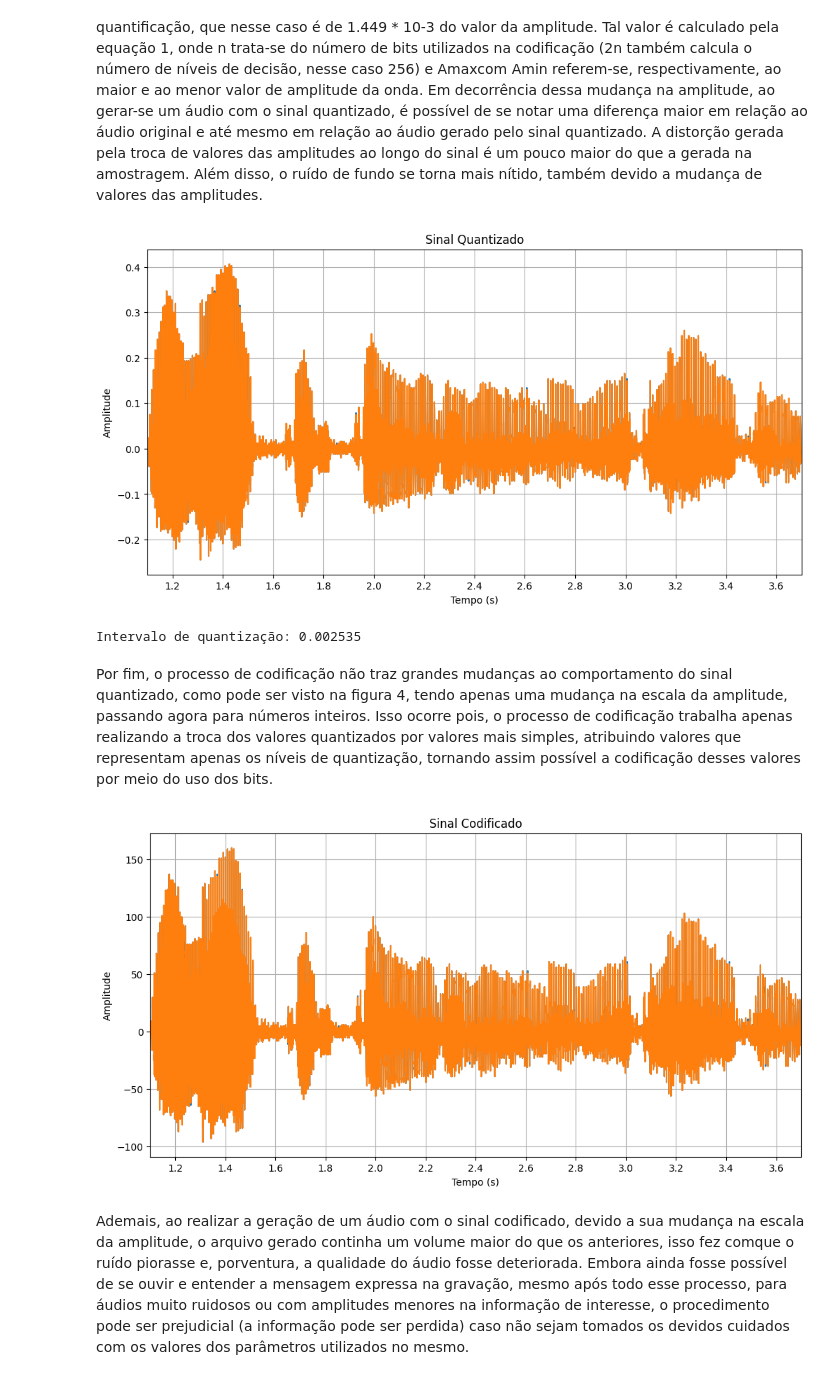
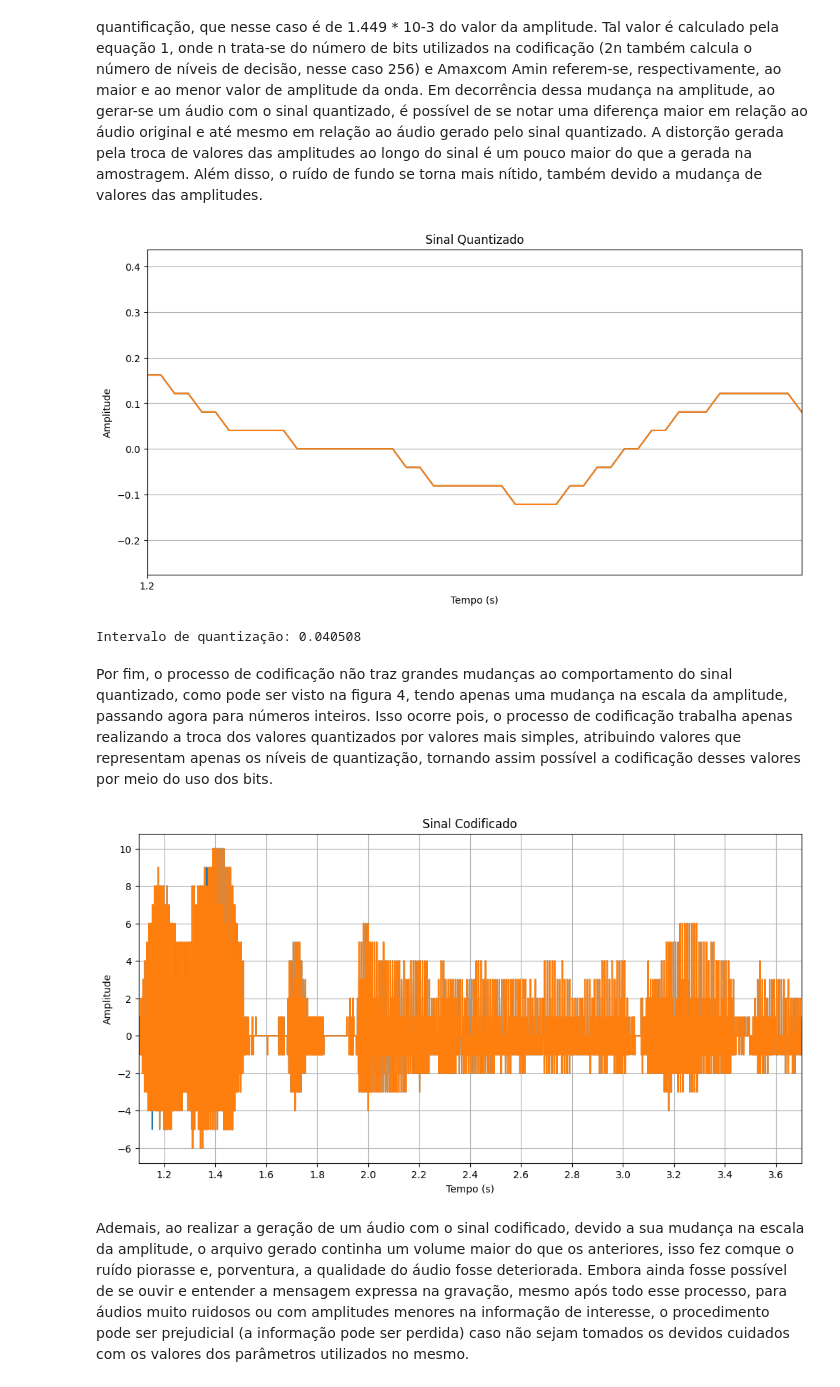
Before and after one commit to Eduelvs/Simulacoes-Telecomunicacoes, a Jupyter notebook: Lab06/lab6.ipynb, the cells around one changed output. Drawn from its saved outputs; the diff is of its cells as text; code cells hidden in the pictures.

Commit message:
feat: adjust quantization

```diff
--- a/Lab06/lab6.ipynb
+++ b/Lab06/lab6.ipynb
@@ -70,7 +70,7 @@ plt.show()
  leve distorção na voz contida no arquivo, o que faz parecer que o áudio da amostragem pareça
  ter sido gravado com o microfone dentro de uma garrafa.
 # %%
-Fs_amostragem = 48000  # Nova taxa de amostragem
+Fs_amostragem = 24000  # Nova taxa de amostragem
 
 # Seleciona amostras proporcionalmente à taxa
 passo = int(fs / Fs_amostragem)
@@ -82,8 +82,8 @@ plt.plot(t_amostrado, sinal_amostrado)
 plt.xticks(np.arange(0, t[-1], 0.2))
 plt.xlabel("Tempo (s)")
 plt.ylabel("Amplitude")
-plt.xlim([1.1, 3.7])
-#plt.xlim([1, 1.5])
+#plt.xlim([1.1, 3.7])
+plt.xlim([1.2, 1.202])  # trecho pequeno do sinal
 plt.title("Sinal Amostrado")
 plt.grid(True)
 plt.show()
@@ -104,30 +104,31 @@ Diferente do caso anterior, na quantização é possível notar-se uma diferenç
  Além disso, o ruído de fundo se torna mais nítido, também devido a mudança de valores das
  amplitudes.
 # %%
-num_bits = 8
+num_bits = 4
 num_niveis_quantizacao = 2 ** num_bits
 
 # Intervalo de quantização
 quantization_range = (np.max(sinal_amostrado) - np.min(sinal_amostrado)) / num_niveis_quantizacao
 
 # Quantização (com arredondamento semelhante ao MATLAB)
-sinal_quantizado = np.round(sinal_amostrado * quantization_range * 1e5) / (quantization_range * 1e5)
+sinal_quantizado = np.round(sinal_amostrado / quantization_range) * quantization_range
 
 # Plot do sinal quantizado
 plt.figure(figsize=(12, 6))
 plt.plot(t_amostrado, sinal_quantizado)
 plt.xticks(np.arange(0, t[-1], 0.2))
 plt.xlabel("Tempo (s)")
 plt.ylabel("Amplitude")
 plt.title("Sinal Quantizado")
-plt.xlim([1.1, 3.7])
+#plt.xlim([1.1, 3.7])
+plt.xlim([1.2, 1.202])  # trecho pequeno do sinal
 plt.grid(True)
 plt.show()
 
 print(f"Intervalo de quantização: {quantization_range:.6f}")
 # %% [output]
-[figure, old version]
+[figure, new version]
-Intervalo de quantização: 0.002535
+Intervalo de quantização: 0.040508
 # %% [markdown]
  Por fim, o processo de codificação não traz grandes mudanças ao comportamento do
  sinal quantizado, como pode ser visto na figura 4, tendo apenas uma mudança na escala da
@@ -149,7 +150,7 @@ plt.xlim([1.1, 3.7])
 plt.grid(True)
 plt.show()
 # %% [output]
-[figure, old version]
+[figure, new version]
 # %%
 sf.write("amostrado.wav", sinal_amostrado, Fs_amostragem)
 sf.write("quantizado.wav", sinal_quantizado, Fs_amostragem)
```
Also changed, not shown: parts of 2 cells of this notebook, 3 other files.
